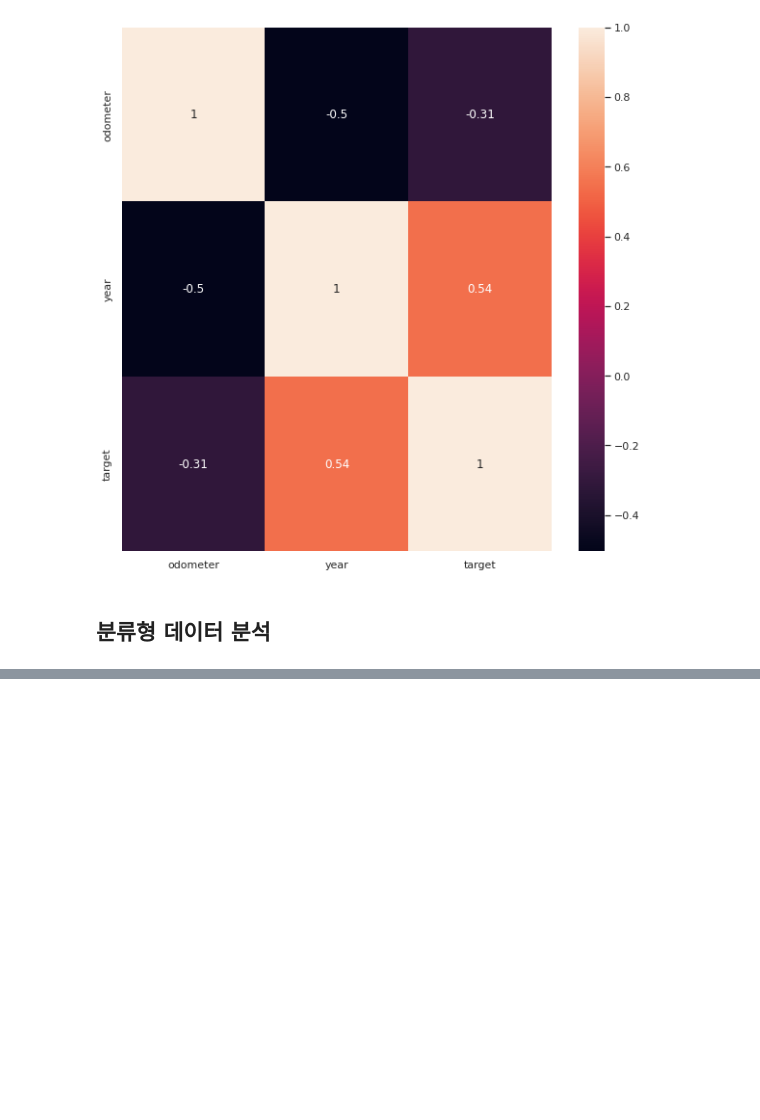
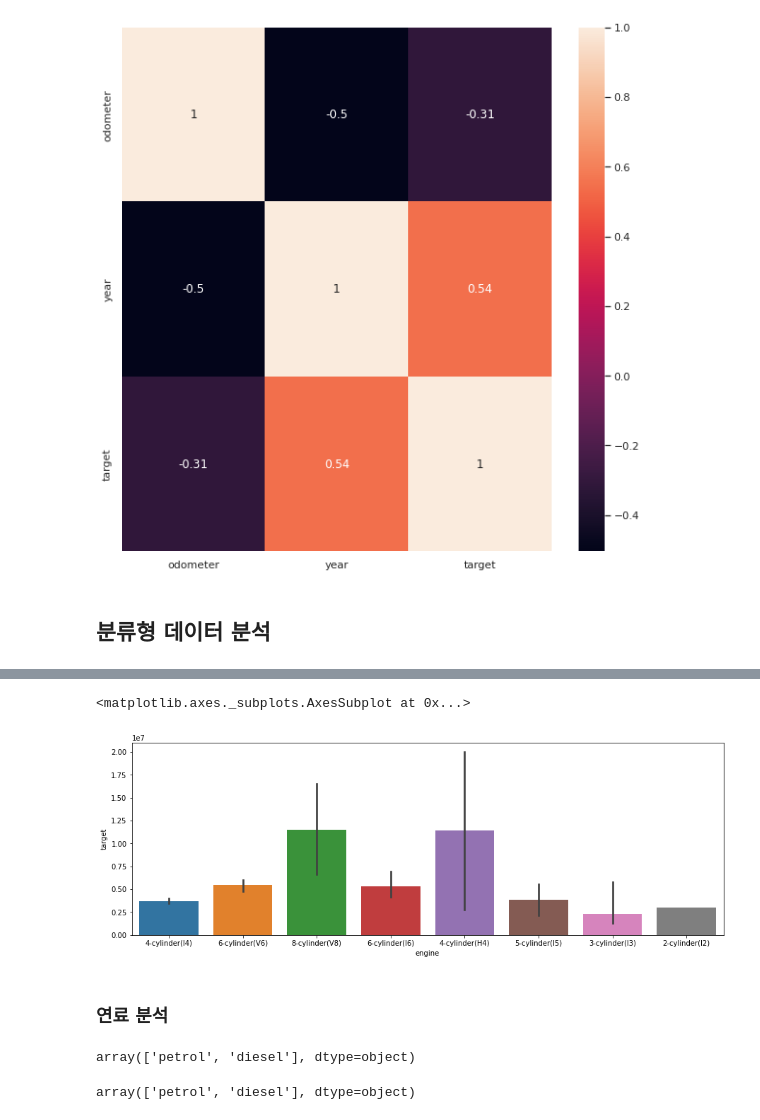
Before and after one commit to ckstn0777/kaggle_competition, a Jupyter notebook: used_car_price/used_car_price_1.ipynb, the cells around one changed output, grey strips where cells are left out. Cells and saved outputs as stored; diff of their text form; code cells hidden in the pictures; blank space fills up the shorter version.

```diff
--- a/used_car_price/used_car_price_1.ipynb
+++ b/used_car_price/used_car_price_1.ipynb
@@ -260,0 +468,17 @@ sns.heatmap(corrMat, annot=True)
+# %%
+# 음... 엔진별로 가격차이가 있는걸로 봐서 연관은 있어보이는데
+plt.figure(figsize = (15, 5))
+sns.barplot(data=train, x='engine', y='target', estimator=np.median)
+# %% [output]
+<matplotlib.axes._subplots.AxesSubplot at 0x...>
+[figure, added]
+# %% [markdown]
+### 연료 분석
+# %%
+train['fuel'].unique()
+# %% [output]
+array(['petrol', 'diesel'], dtype=object)
+# %%
+test['fuel'].unique()
+# %% [output]
+array(['petrol', 'diesel'], dtype=object)
```
Also changed, not shown: parts of 33 cells of this notebook, 1 other file.
